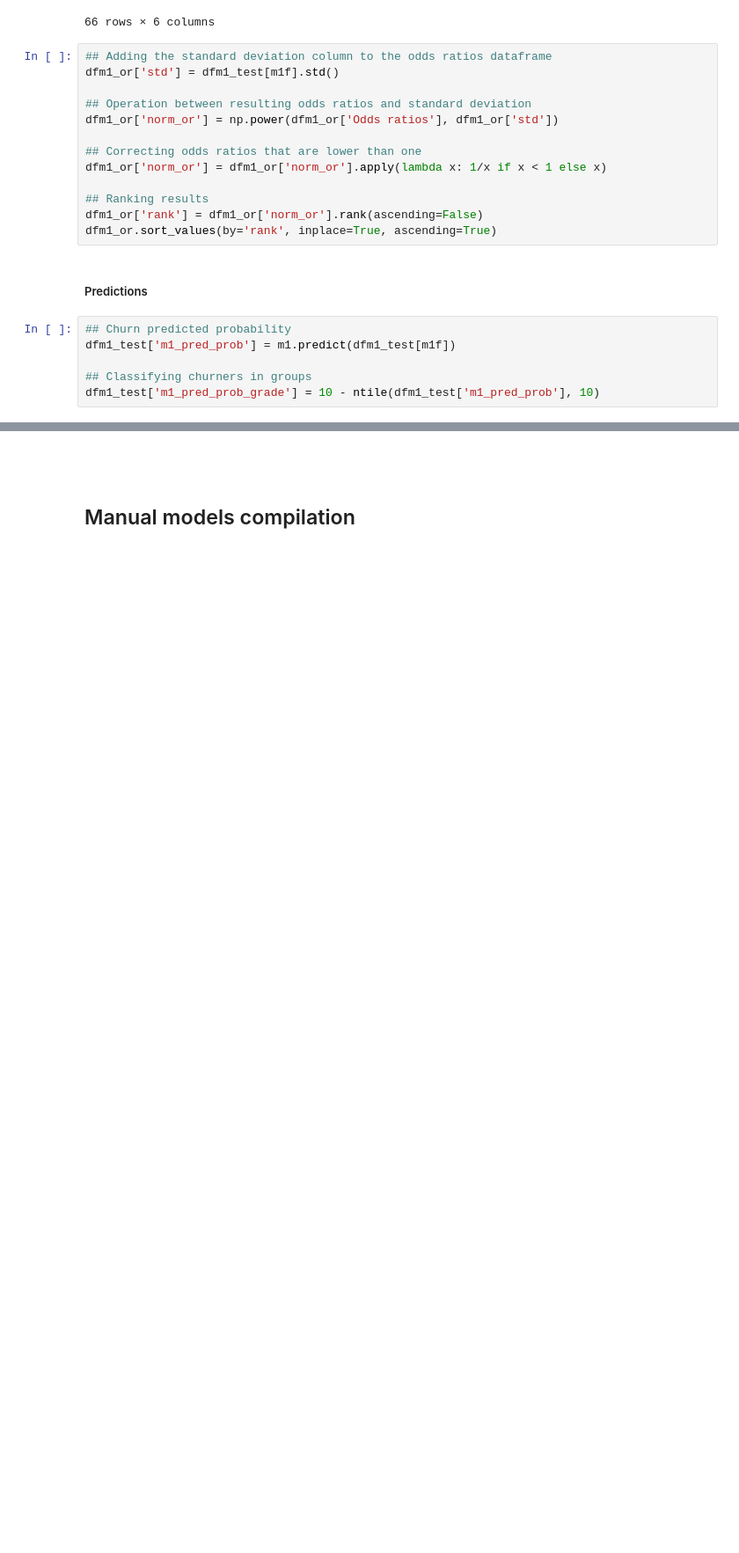
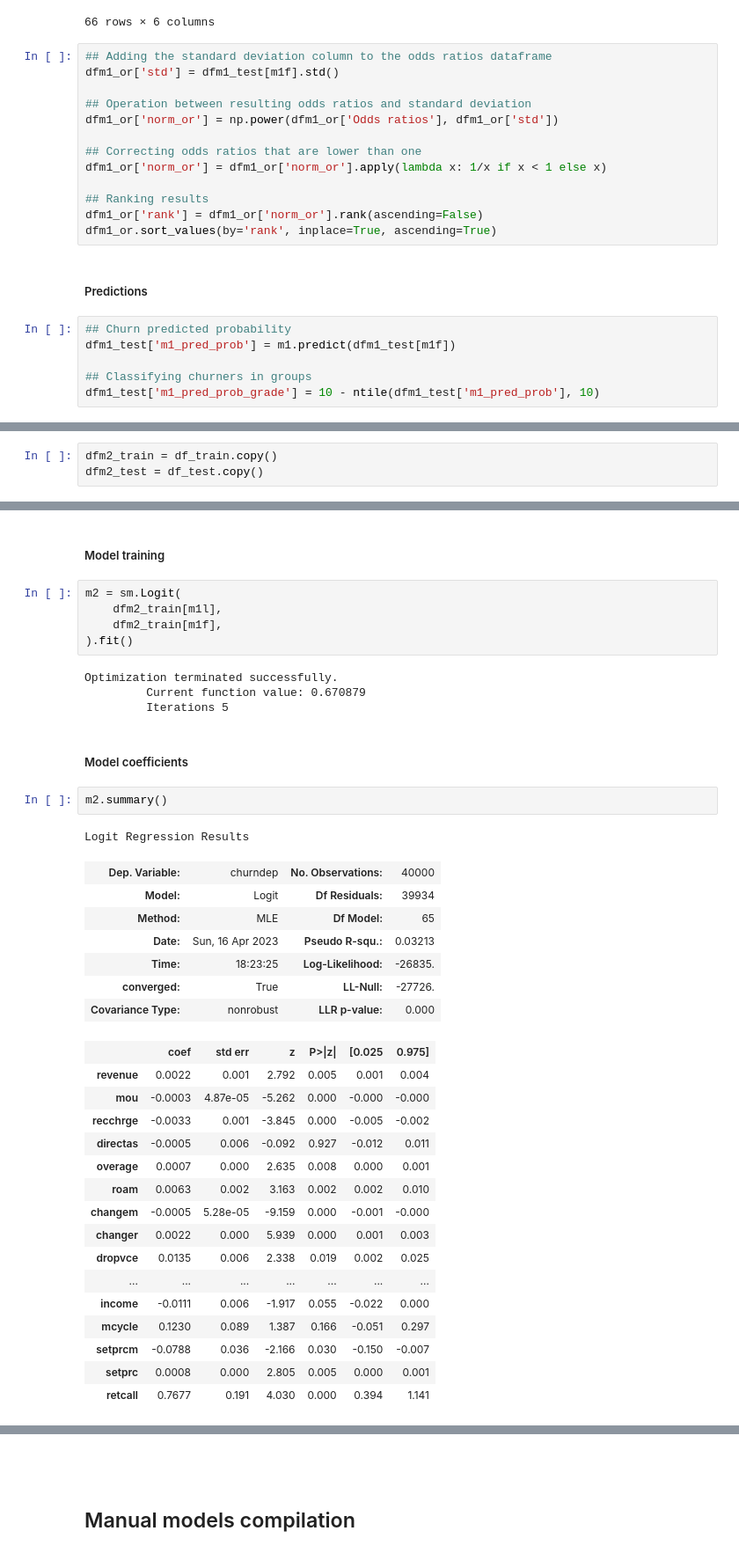
Before and after one commit to robperch/marketing_analytics_cell2cell, a Jupyter notebook: notebooks/cell2cell_nb.ipynb, the cells around one changed output, grey strips where cells are left out. Shown: that part at 88% size. Drawn from its saved outputs; the diff is of its cells as text; blank space fills up the shorter version.

```diff
--- a/notebooks/cell2cell_nb.ipynb
+++ b/notebooks/cell2cell_nb.ipynb
@@ -280,0 +295,3 @@ dfm1_test['m1_pred_prob_grade'] = 10 - ntile(dfm1_test['m1_pred_prob'], 10)
+# %%
+dfm2_train = df_train.copy()
+dfm2_test = df_test.copy()
@@ -280,0 +379,40 @@ dfm1_test['m1_pred_prob_grade'] = 10 - ntile(dfm1_test['m1_pred_prob'], 10)
+# %% [markdown]
+##### Model training
+# %%
+m2 = sm.Logit(
+    dfm2_train[m1l],
+    dfm2_train[m1f],
+).fit()
+# %% [output]
+Optimization terminated successfully.
+         Current function value: 0.670879
+         Iterations 5
+# %% [markdown]
+##### Model coefficients
+# %%
+m2.summary()
+# %% [output]
+Logit Regression Results
+| Dep. Variable: | churndep | No. Observations: | 40000 |
+| Model: | Logit | Df Residuals: | 39934 |
+| Method: | MLE | Df Model: | 65 |
+| Date: | Sun, 16 Apr 2023 | Pseudo R-squ.: | 0.03213 |
+| Time: | 18:23:25 | Log-Likelihood: | -26835. |
+| converged: | True | LL-Null: | -27726. |
+| Covariance Type: | nonrobust | LLR p-value: | 0.000 |
+|  | coef | std err | z | P>|z| | [0.025 | 0.975] |
+| revenue | 0.0022 | 0.001 | 2.792 | 0.005 | 0.001 | 0.004 |
+| mou | -0.0003 | 4.87e-05 | -5.262 | 0.000 | -0.000 | -0.000 |
+| recchrge | -0.0033 | 0.001 | -3.845 | 0.000 | -0.005 | -0.002 |
+| directas | -0.0005 | 0.006 | -0.092 | 0.927 | -0.012 | 0.011 |
+| overage | 0.0007 | 0.000 | 2.635 | 0.008 | 0.000 | 0.001 |
+| roam | 0.0063 | 0.002 | 3.163 | 0.002 | 0.002 | 0.010 |
+| changem | -0.0005 | 5.28e-05 | -9.159 | 0.000 | -0.001 | -0.000 |
+| changer | 0.0022 | 0.000 | 5.939 | 0.000 | 0.001 | 0.003 |
+| dropvce | 0.0135 | 0.006 | 2.338 | 0.019 | 0.002 | 0.025 |
+| ... | ... | ... | ... | ... | ... | ... |
+| income | -0.0111 | 0.006 | -1.917 | 0.055 | -0.022 | 0.000 |
+| mcycle | 0.1230 | 0.089 | 1.387 | 0.166 | -0.051 | 0.297 |
+| setprcm | -0.0788 | 0.036 | -2.166 | 0.030 | -0.150 | -0.007 |
+| setprc | 0.0008 | 0.000 | 2.805 | 0.005 | 0.000 | 0.001 |
+| retcall | 0.7677 | 0.191 | 4.030 | 0.000 | 0.394 | 1.141 |
```
Also changed, not shown: parts of 39 cells of this notebook.
